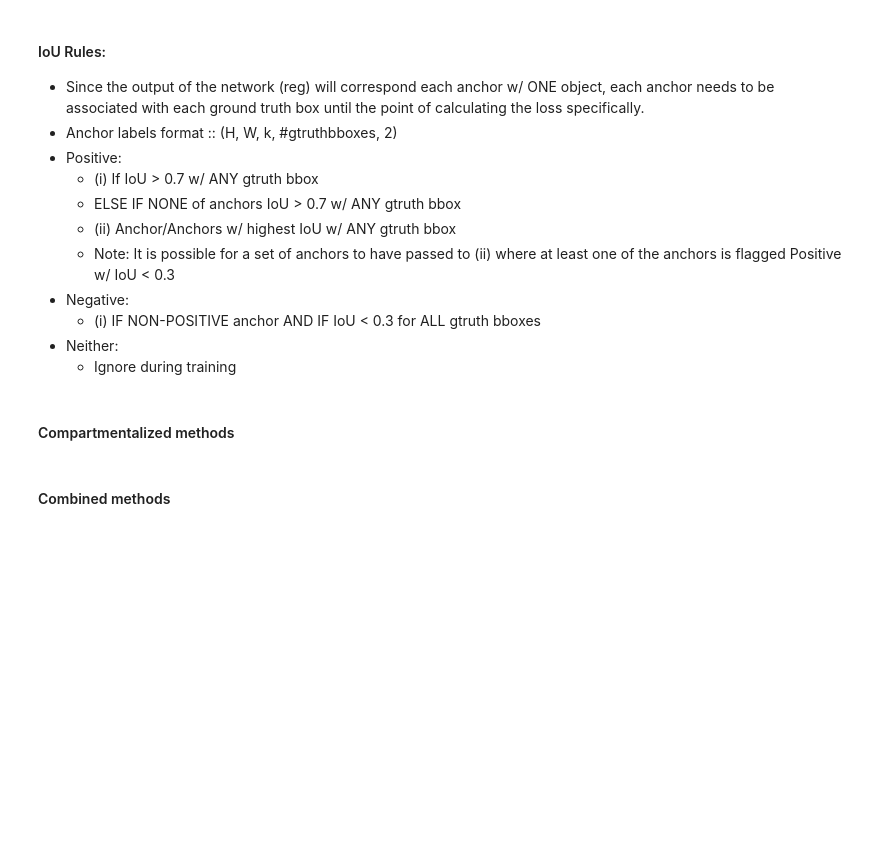
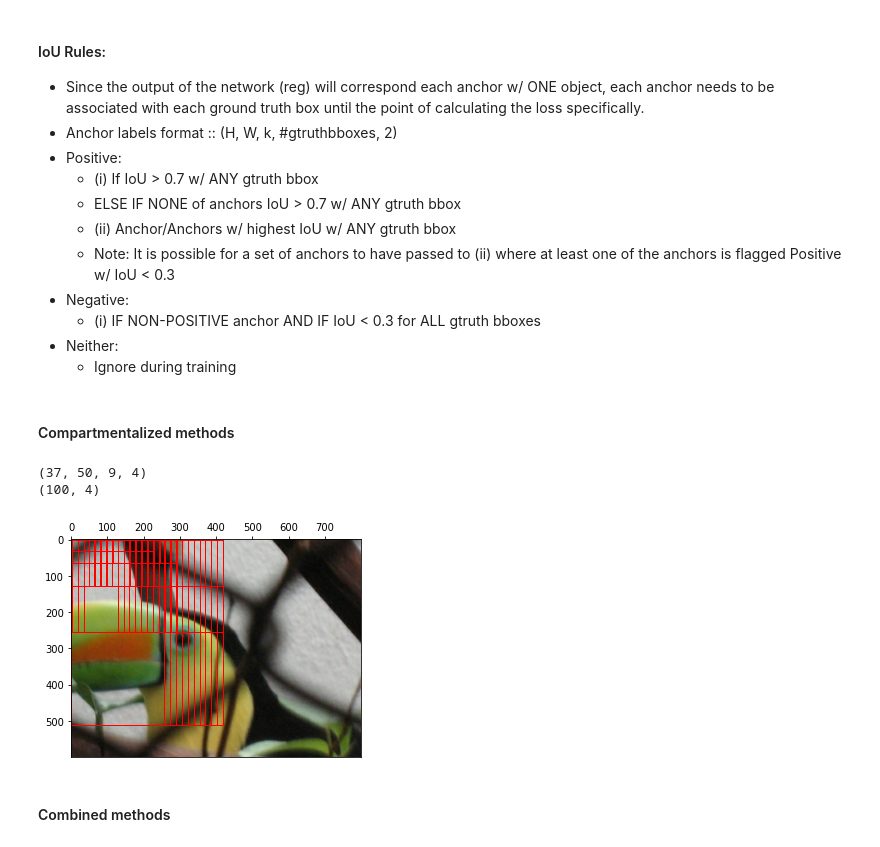
Before and after one commit to stanfidb/models, a Jupyter notebook: FasterRCNN.ipynb, the cells around one changed output. Saved outputs shown, nothing was run; the diff lists cells and outputs as text; code cells hidden in the pictures; blank space fills up the shorter version.

```diff
--- a/FasterRCNN.ipynb
+++ b/FasterRCNN.ipynb
@@ -525,6 +538,21 @@ def create_rcnn_anchors(img_H, img_W, feat_H, feat_W,
     anchor_rcnn_bboxes = tf.concat([anchor_centers, anchor_W_H], axis=-1)
 
     return anchor_rcnn_bboxes
+# %%
+# TESTING:
+#   - test creation of rcnn anchors
+img_H, img_W, _ = image.shape
+_, feat_H, feat_W, _ = features.shape
+rcnn_anchors = create_rcnn_anchors(img_H, img_W, feat_H, feat_W,
+                                   scales=[128., 256., 512.], aspects=[1., .5, 2.])
+print(rcnn_anchors.shape)
+rcnn_anchors = tf.reshape(rcnn_anchors, [-1,4])[:100]
+print(rcnn_anchors.shape)
+plot_rcnn_bboxes(image, rcnn_anchors, tf.zeros(rcnn_anchors.shape), show_labels=False)
+# %% [output]
+(37, 50, 9, 4)
+(100, 4)
+[figure, added]
 # %%
 def generate_crossbound_mask(anchor_voc_bboxes):
     """ Generate cross-boundary anchor mask for network
```
Also changed, not shown: parts of 20 cells of this notebook.
